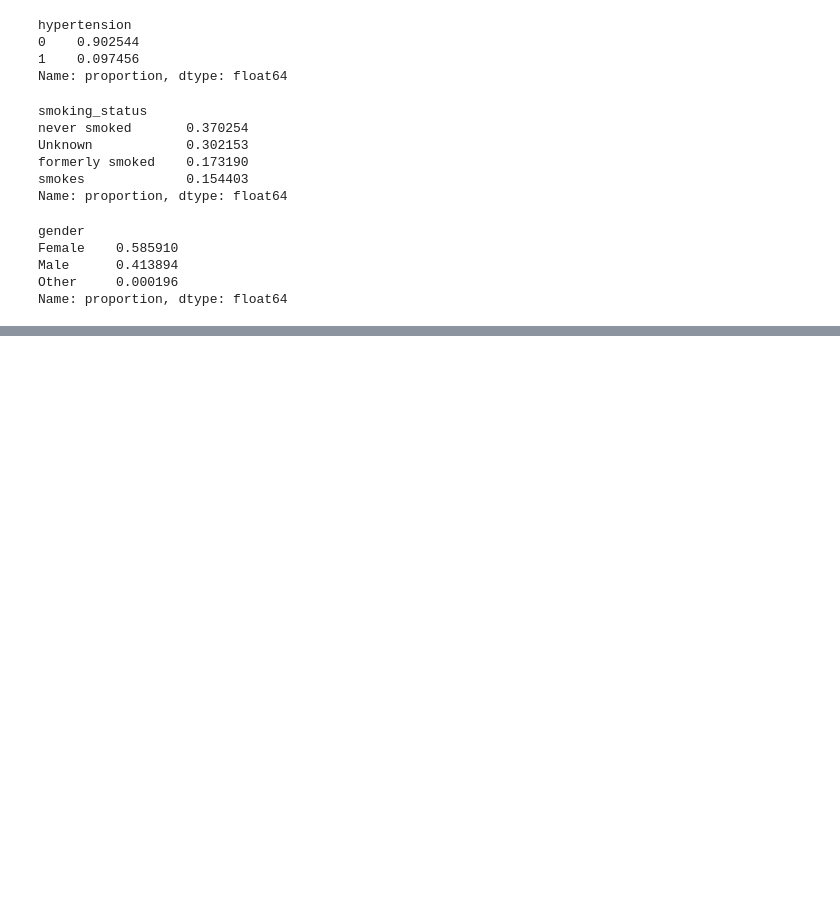
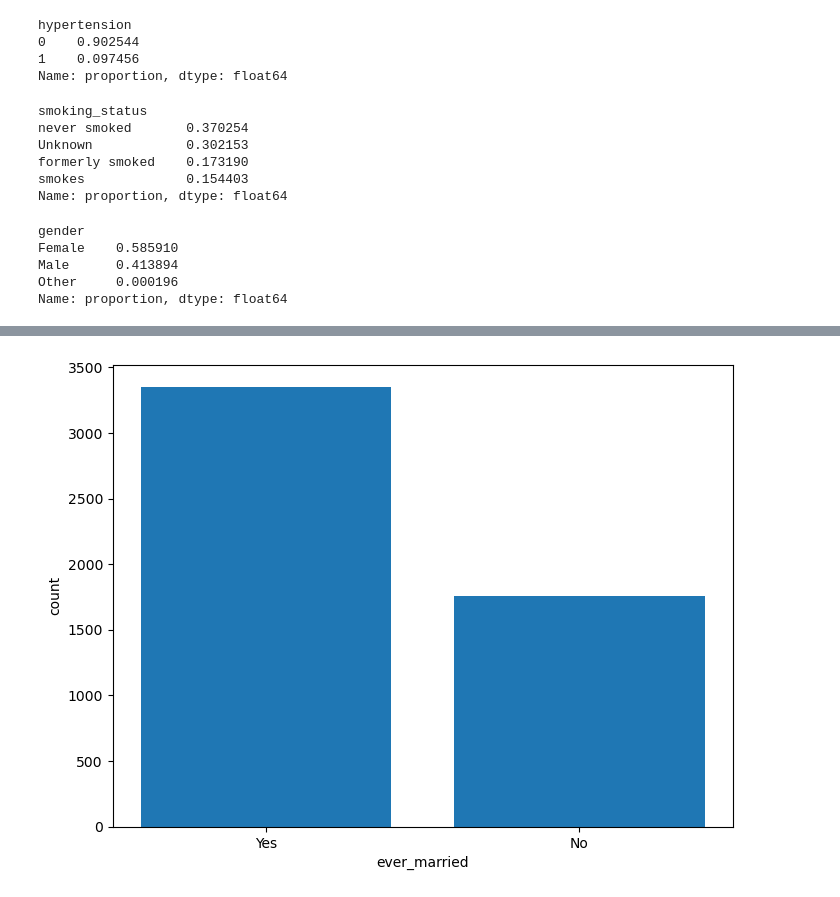
Before and after one commit to Pasya-Kemal/DataMining., a Jupyter notebook: Stroke Prediction.ipynb, the cells around one changed output, grey strips where cells are left out. Cells and saved outputs as stored; diff of their text form; code cells hidden in the pictures; blank space fills up the shorter version.

```diff
--- a/Stroke Prediction.ipynb
+++ b/Stroke Prediction.ipynb
@@ -164,0 +185,10 @@ Name: proportion, dtype: float64
+# %%
+ever_married = data['ever_married'].value_counts()
+
+plt.figure(figsize = (8,6))
+plt.bar(ever_married.index , ever_married.values) # x and y
+plt.xlabel("ever_married")
+plt.ylabel("count")
+plt.show()
+# %% [output]
+[figure, added]
```
Also changed, not shown: parts of 4 cells of this notebook, 5 other files.
